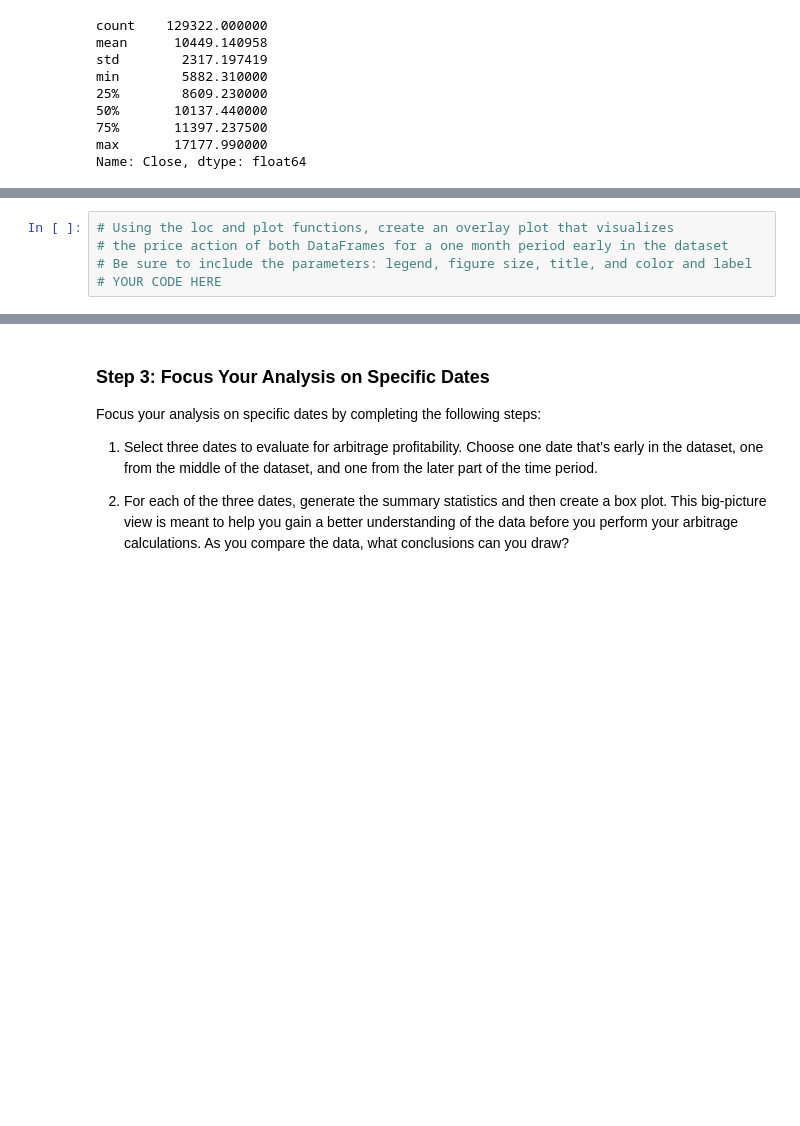
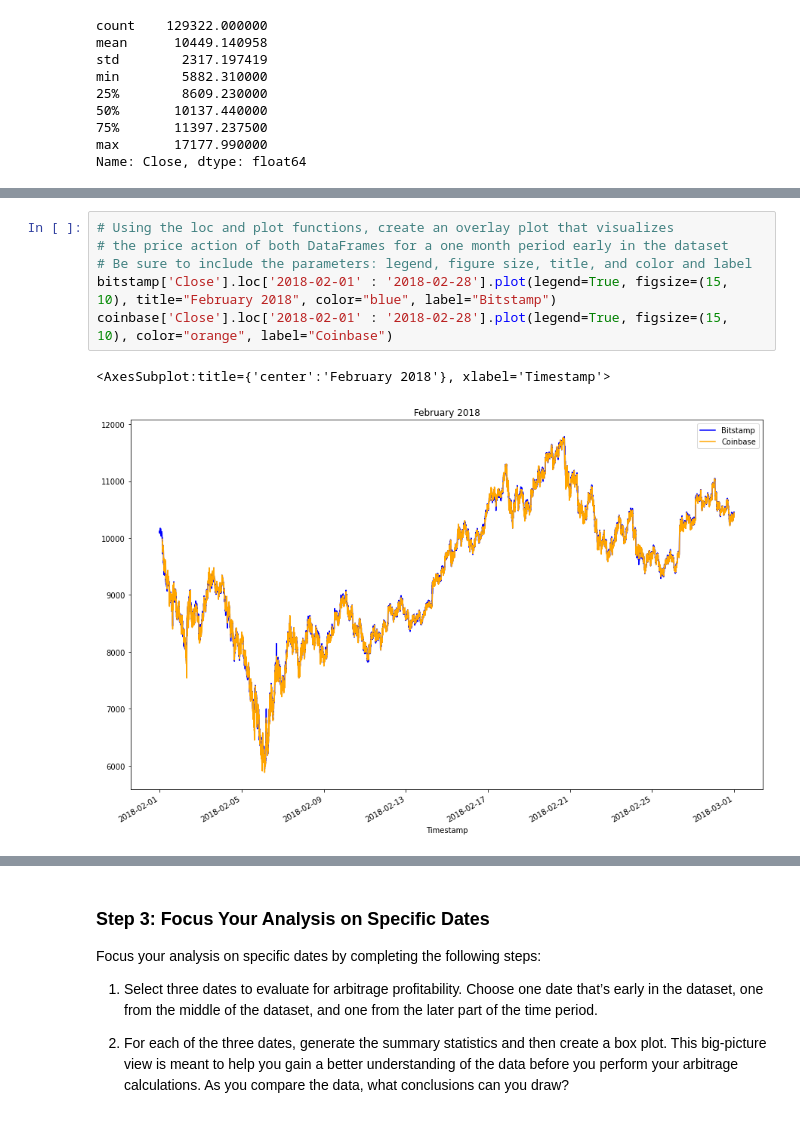
Before and after one commit to carljfrederick/crypto-cpa-data, a Jupyter notebook: crypto_arbitrage.ipynb, the cells around one changed output, grey strips where cells are left out. Saved outputs shown, nothing was run; the diff lists cells and outputs as text; blank space fills up the shorter version.

```diff
--- a/crypto_arbitrage.ipynb
+++ b/crypto_arbitrage.ipynb
@@ -307,8 +309,12 @@ coinbase_sliced.plot(figsize = (10,5), title = ("Coinbase"), color = "orange")
 # %%
 # Using the loc and plot functions, create an overlay plot that visualizes
 # the price action of both DataFrames for a one month period early in the dataset
 # Be sure to include the parameters: legend, figure size, title, and color and label
-# YOUR CODE HERE
+bitstamp['Close'].loc['2018-02-01' : '2018-02-28'].plot(legend=True, figsize=(15, 10), title="February 2018", color="blue", label="Bitstamp")
+coinbase['Close'].loc['2018-02-01' : '2018-02-28'].plot(legend=True, figsize=(15, 10), color="orange", label="Coinbase")
+# %% [output]
+<AxesSubplot:title={'center':'February 2018'}, xlabel='Timestamp'>
+[figure, added]
 # %%
 # Using the loc and plot functions, create an overlay plot that visualizes
 # the price action of both DataFrames for a one month period later in the dataset
```
Also changed, not shown: parts of 5 cells of this notebook.
